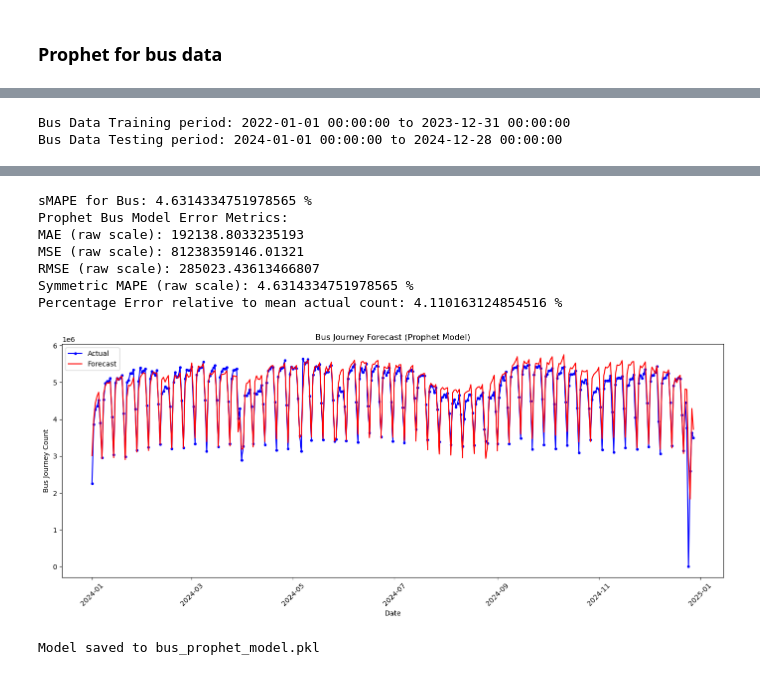
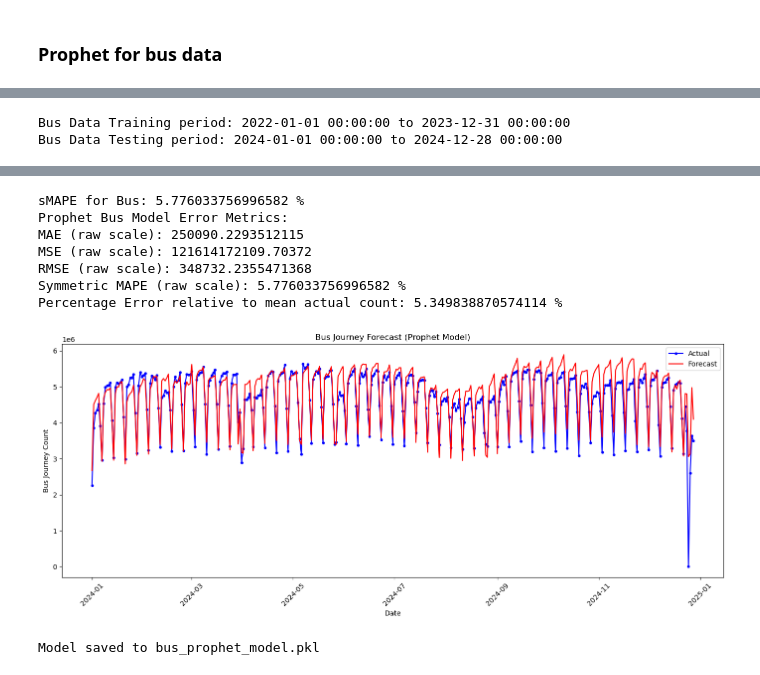
Before and after one commit to nikhil122-marauder/PROJECT, a Jupyter notebook: Prediction.ipynb, the cells around one changed output, grey strips where cells are left out. Cells and saved outputs as stored; diff of their text form; code cells hidden in the pictures.

```diff
--- a/Prediction.ipynb
+++ b/Prediction.ipynb
@@ -187,6 +195,9 @@ from prophet import Prophet
 from sklearn.metrics import mean_absolute_error, mean_squared_error
 import mlflow
 import mlflow.prophet  # Import the Prophet module for MLflow
+
+# Convert 'Date' column to datetime with correct format (dayfirst=True)
+tube_data['Date'] = pd.to_datetime(tube_data['Date'], dayfirst=True)
 
 # Split the data into training and testing sets.
 # We'll use all data before 2024-01-01 as training and from 2024-01-01 onward as testing.
@@ -202,7 +213,7 @@ df_train_raw = train_tube.rename(columns={'Date': 'ds', 'TubeJourneyCount': 'y'}
 df_test_raw = test_tube.rename(columns={'Date': 'ds', 'TubeJourneyCount': 'y'})
 
 # Define the regressors to use:
-regressor_cols = ['TubeJourneyCount_lag1', 't1', 'hum', 'wind_speed', 'is_holiday', 'is_weekend', 'season']
+regressor_cols = [ 't1', 'hum', 'wind_speed', 'is_holiday', 'is_weekend', 'season']
 
 # Ensure regressor columns are numeric and fill missing values in training and testing sets.
 for df in [df_train_raw, df_test_raw]:
@@ -898,6 +1103,9 @@ MAPE: 16.02542121376082 %
 # %% [markdown]
 ### Prophet for bus data
 # %%
+# Ensure 'Date' column is in datetime format with correct day/month order
+bus_data['Date'] = pd.to_datetime(bus_data['Date'], format='%d-%m-%Y')
+
 # Split the bus data into training and testing sets using a cutoff.
 train_bus = bus_data[bus_data['Date'] < '2024-01-01'].reset_index(drop=True)
 test_bus = bus_data[bus_data['Date'] >= '2024-01-01'].reset_index(drop=True)
@@ -911,7 +1119,7 @@ df_train_bus = train_bus.rename(columns={'Date': 'ds', 'BusJourneyCount': 'y'})
 df_test_bus = test_bus.rename(columns={'Date': 'ds', 'BusJourneyCount': 'y'})
 
 # Define regressors for Bus model:
-regressor_cols_bus = ['BusJourneyCount_lag1', 't1', 'hum', 'wind_speed', 'is_holiday', 'is_weekend', 'season']
+regressor_cols_bus = ['t1', 'hum', 'wind_speed', 'is_holiday', 'is_weekend', 'season']
 
 # Ensure the regressor columns are numeric and fill missing values
 for df in [df_train_bus, df_test_bus]:
@@ -1034,7 +1242,7 @@ pickle_file_path = 'bus_prophet_model.pkl'
 
 # Save the model
 with open(pickle_file_path, 'wb') as file:
-    pickle.dump(model_raw, file)
+    pickle.dump(model_bus, file)
 
 print(f"Model saved to {pickle_file_path}")
 # %% [output]
@@ -1046,9 +1254,9 @@ Bus Data Testing period: 2024-01-01 00:00:00 to 2024-12-28 00:00:00
-sMAPE for Bus: 4.6314334751978565 %
+sMAPE for Bus: 5.776033756996582 %
 Prophet Bus Model Error Metrics:
-MAE (raw scale): 192138.8033235193
-MSE (raw scale): 81238359146.01321
-RMSE (raw scale): 285023.43613466807
-Symmetric MAPE (raw scale): 4.6314334751978565 %
-Percentage Error relative to mean actual count: 4.110163124854516 %
+MAE (raw scale): 250090.2293512115
+MSE (raw scale): 121614172109.70372
+RMSE (raw scale): 348732.2355471368
+Symmetric MAPE (raw scale): 5.776033756996582 %
+Percentage Error relative to mean actual count: 5.349838870574114 %
-[figure, old version]
+[figure, new version]
 Model saved to bus_prophet_model.pkl
```
Also changed, not shown: parts of 12 cells of this notebook, 11 other files.
